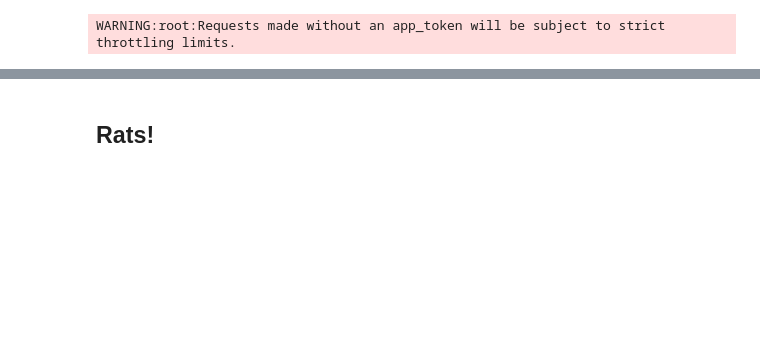
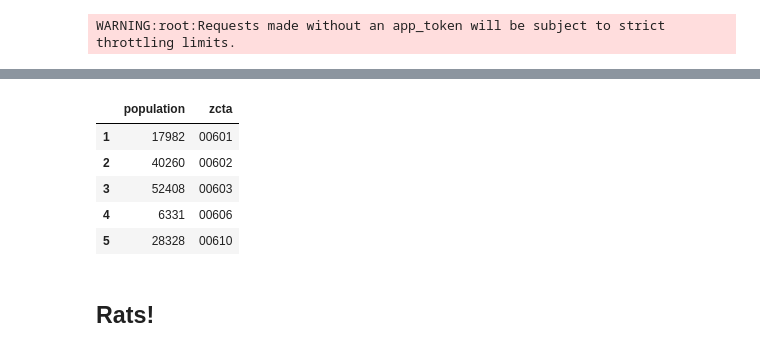
Before and after one commit to richardagalvez/nycdatamonster, a Jupyter notebook: rat_race/main_analysis.ipynb, the cells around one changed output, grey strips where cells are left out. Saved outputs shown, nothing was run; the diff lists cells and outputs as text; code cells hidden in the pictures; blank space fills up the shorter version.

```diff
--- a/rat_race/main_analysis.ipynb
+++ b/rat_race/main_analysis.ipynb
@@ -51,3 +36,12 @@ make_map(water_zips)
+# %%
+population_data.head()
+# %% [output]
+|  | population | zcta |
+| 1 | 17982 | 00601 |
+| 2 | 40260 | 00602 |
+| 3 | 52408 | 00603 |
+| 4 | 6331 | 00606 |
+| 5 | 28328 | 00610 |
 # %% [markdown]
 ## Rats!
 # %%
```
Also changed, not shown: parts of 21 cells of this notebook.
